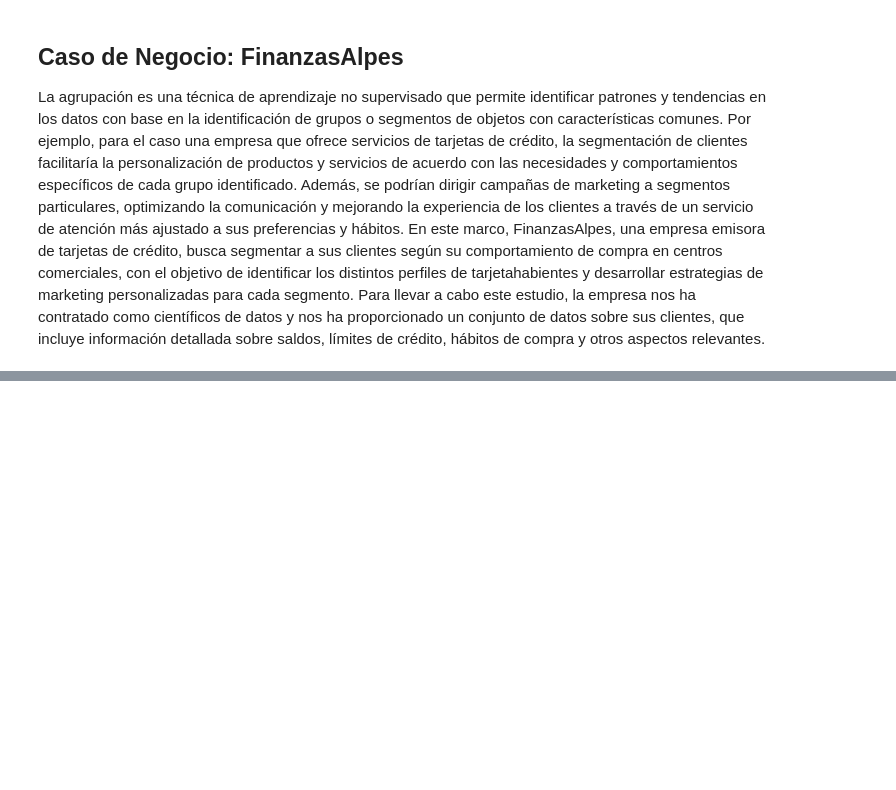
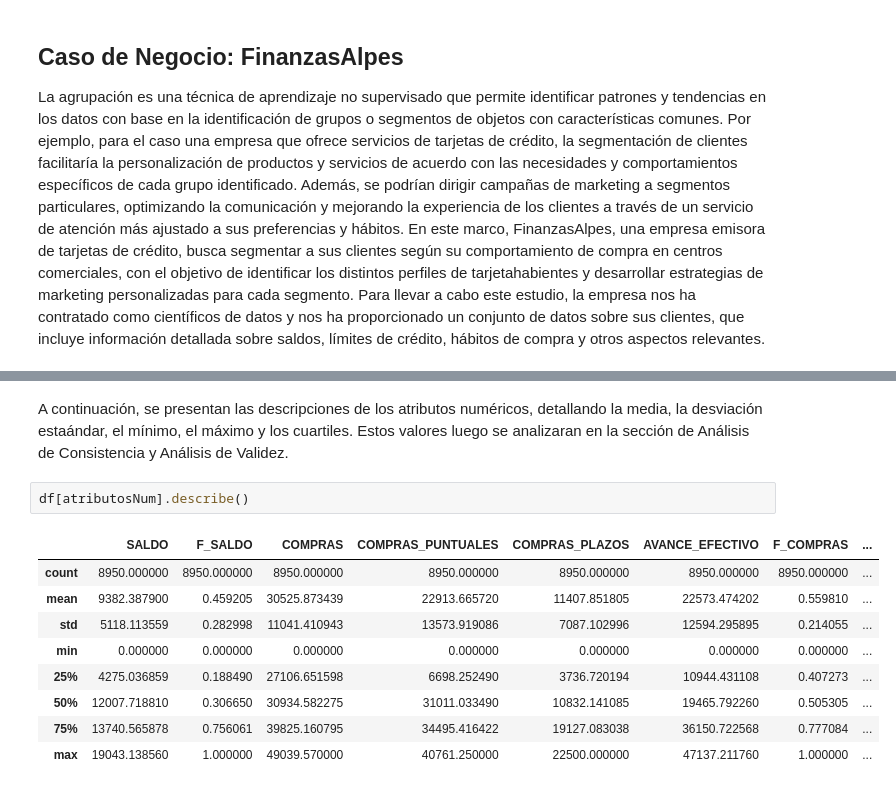
Before and after one commit to NataliaVillegasC/BI-Laboratorio2_Agrupacion, a Jupyter notebook: NataliaLab.ipynb, the cells around one changed output, grey strips where cells are left out. Drawn from its saved outputs; the diff is of its cells as text; blank space fills up the shorter version.

```diff
--- a/NataliaLab.ipynb
+++ b/NataliaLab.ipynb
@@ -42,0 +157,14 @@ Se trabaja con un conjunto de datos que contiene ### registros de clientes banca
+# %% [markdown]
+A continuación, se presentan las descripciones de los atributos numéricos, detallando la media, la desviación estaándar, el mínimo, el máximo y los cuartiles. Estos valores luego se analizaran en la sección de Análisis de Consistencia y Análisis de Validez.
+# %%
+df[atributosNum].describe()
+# %% [output]
+|  | SALDO | F_SALDO | COMPRAS | COMPRAS_PUNTUALES | COMPRAS_PLAZOS | AVANCE_EFECTIVO | F_COMPRAS | ... |
+| count | 8950.000000 | 8950.000000 | 8950.000000 | 8950.000000 | 8950.000000 | 8950.000000 | 8950.000000 | ... |
+| mean | 9382.387900 | 0.459205 | 30525.873439 | 22913.665720 | 11407.851805 | 22573.474202 | 0.559810 | ... |
+| std | 5118.113559 | 0.282998 | 11041.410943 | 13573.919086 | 7087.102996 | 12594.295895 | 0.214055 | ... |
+| min | 0.000000 | 0.000000 | 0.000000 | 0.000000 | 0.000000 | 0.000000 | 0.000000 | ... |
+| 25% | 4275.036859 | 0.188490 | 27106.651598 | 6698.252490 | 3736.720194 | 10944.431108 | 0.407273 | ... |
+| 50% | 12007.718810 | 0.306650 | 30934.582275 | 31011.033490 | 10832.141085 | 19465.792260 | 0.505305 | ... |
+| 75% | 13740.565878 | 0.756061 | 39825.160795 | 34495.416422 | 19127.083038 | 36150.722568 | 0.777084 | ... |
+| max | 19043.138560 | 1.000000 | 49039.570000 | 40761.250000 | 22500.000000 | 47137.211760 | 1.000000 | ... |
```
Also changed, not shown: parts of 35 cells of this notebook, 1 other file.
